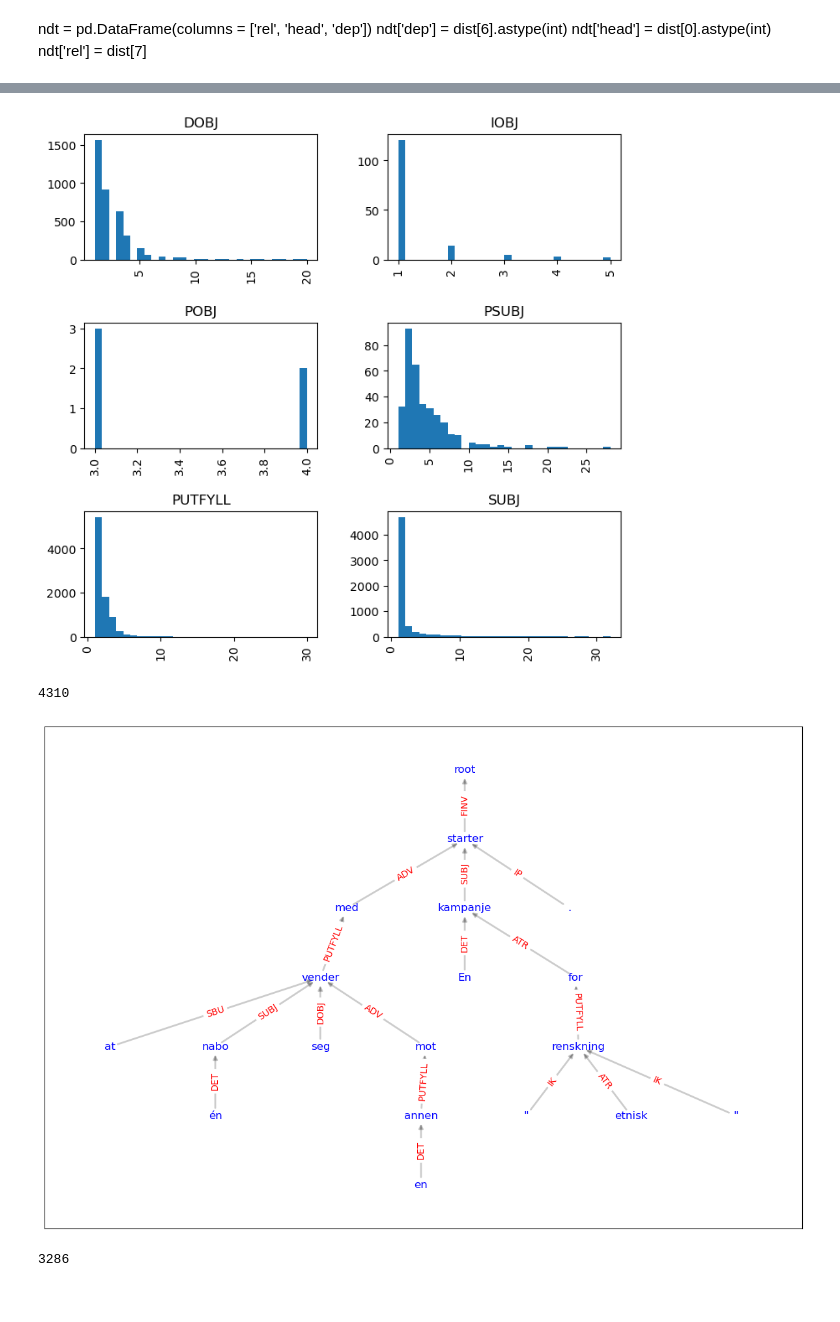
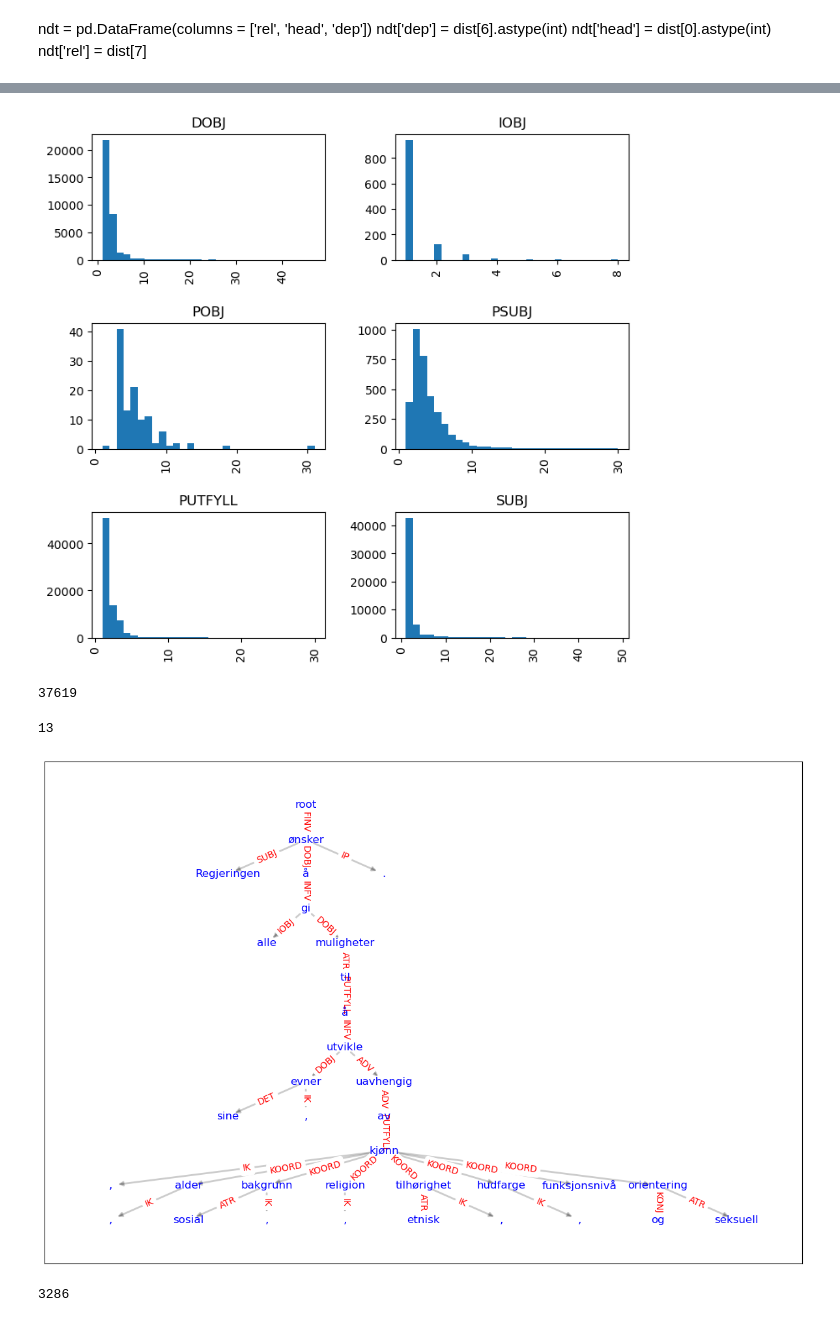
Before and after one commit to Yoonsen/NDT_analyse, a Jupyter notebook: ndt_distance.ipynb, the cells around one changed output, grey strips where cells are left out. Cells and saved outputs as stored; diff of their text form; code cells hidden in the pictures.

```diff
--- a/ndt_distance.ipynb
+++ b/ndt_distance.ipynb
@@ -2,3 +2,5 @@
 import pandas as pd
 import matplotlib.pyplot as plt
 import dhlab.graph_networkx_louvain as gnl
+# %%
+ndt_all = pd.read_csv("ndt.csv")
@@ -6,0 +37,4 @@ ndt_nob = pd.read_csv('NDT/ndt_nob.csv', index_col = 0)
+# %%
+ndt_red = ndt_all[['token_id', 'token_order', 'form', 'lemma', 'pos', 'feats', 'head',
+       'deprel', 'sent_id', 'ud_id', 'language_code',
+       'data_split', 'newpar', 'document_id']]
@@ -83,7 +114,7 @@ ndt['dep'] = dist[6].astype(int)
 ndt['head'] = dist[0].astype(int)
 ndt['rel'] = dist[7]
 # %%
-ndt = ndt_nob
+ndt = ndt_red
 # %%
 diffs = abs(ndt[['token_order', 'head']].diff(axis = 1)['head'])
 # %%
@@ -133,13 +164,13 @@ plt.savefig('ndt_distance.jpg')
 ndt_hist = ndt[['deprel','diffs']][ndt.deprel.isin(['SUBJ', 'DOBJ', 'IOBJ', 'PUTFYLL', 'POBJ', 'PSUBJ'])].hist(by = 'deprel', bins = 30, figsize = (8,8))
 plt.savefig('ndt_distance3.jpg')
 # %% [output]
-[figure, old version]
+[figure, new version]
 # %%
 sentences = list({int(x) for x in ndt.sent_id.dropna()})
 # %%
 max(sentences)
 # %% [output]
-4310
+37619
 # %%
 ff = dict()
 lf = dict()
@@ -153,10 +184,10 @@ pd.concat([pd.DataFrame.from_dict(ff, orient='index', columns=["form"]),
 # %%
 import graphviz
 # %%
-edges = ndt[ndt.sent_id == 200]["token_order head deprel".split()]
-nodes = ndt[ndt.sent_id == 200]["token_order form".split()]
+edges = ndt[ndt.sent_id == 20000]["token_order head deprel".split()]
+nodes = ndt[ndt.sent_id == 20000]["token_order form".split()]
 
-edgelist = [(int(e[1].token_order), int(e[1]['head']), {'name':e[1].deprel}) for e in edges.iterrows()]
+edgelist = [(int(e[1]['head']), int(e[1].token_order), {'name':e[1].deprel}) for e in edges.iterrows()]
 nodelist = [(int(e[1].token_order), {'name':e[1]['form']}) for e in nodes.iterrows()]
 
 edgelist
@@ -187,20 +218,23 @@ edgelabels = {(x[0], x[1]):x[2]['name'] for x in G.edges(data=True)}
 nodelabels = {x[0]:x[1]['name'] for x in G.nodes(data=True)}
 # %%
 pos = nx.nx_agraph.graphviz_layout(G, prog="dot")  # positions for all nodes
-G.graph.setdefault('graph', {})['rankdir'] = 'BT'
+#G.graph.setdefault('graph', {})['rankdir'] = 'BT'
+n = nx.dag_longest_path(G)
+print(len(n))
 # nodes
 options = {"edgecolors": "tab:gray", "node_size": 0, "alpha": 0.9}
 # n1 = list(G.nodes)[:int(len(list(G.nodes))/2)]
 # n2 = list(G.nodes)[int(len(list(G.nodes))/2):]
 # nx.draw_networkx_nodes(G, pos,nodelist = n1, node_color="tab:red", **options)
 # nx.draw_networkx_nodes(G, pos,nodelist = n2, node_color="tab:blue", **options)
 
 # edges
 nx.draw_networkx_edges(G, pos, width=2.0, alpha=0.2, arrows=True);
 nx.draw_networkx_edge_labels(G, pos, edge_labels = edgelabels, font_color='red');
 nx.draw_networkx_labels(G, pos, labels = nodelabels, font_color='blue');
 # %% [output]
+13
-[figure, old version]
+[figure, new version]
 # %%
 sent = pd.read_csv("NDT/setninger.csv", index_col = 0)
 # %%
```
Also changed, not shown: parts of 16 cells of this notebook, 5 other files.
